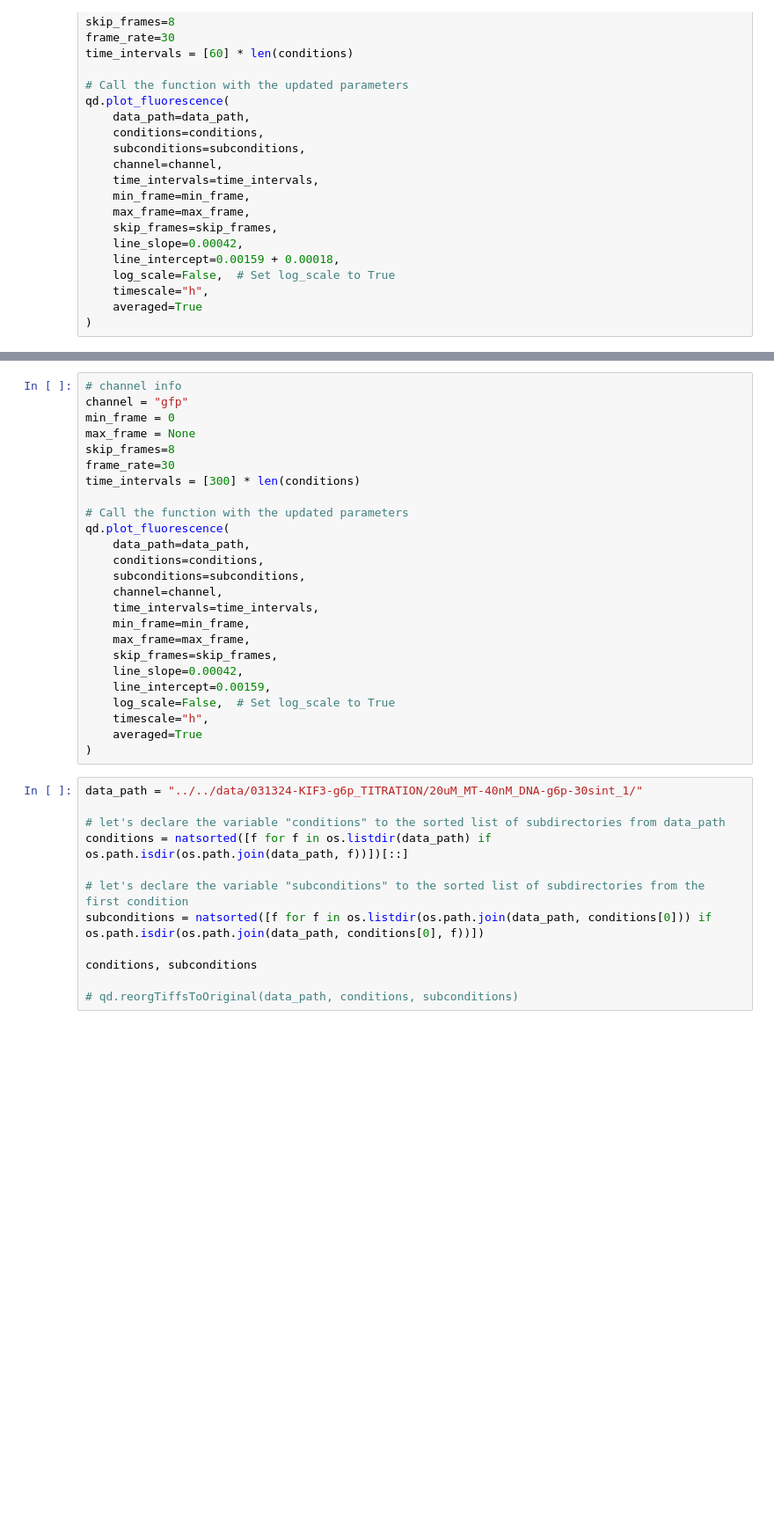
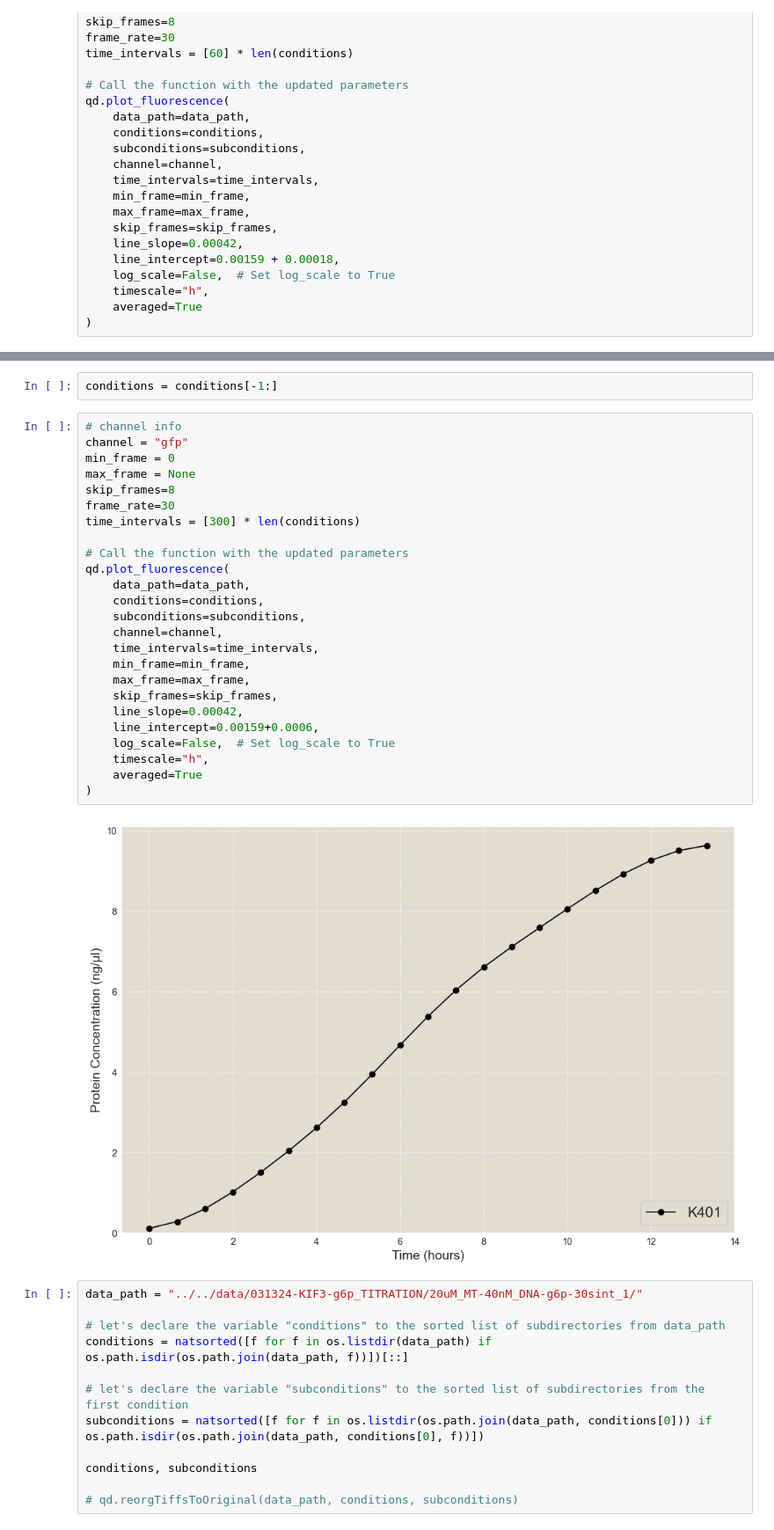
Before and after one commit to dalarios/activedrops, a Jupyter notebook: code/exploratory/Fluorescence_to_protein-exploration.ipynb, the cells around one changed output, grey strips where cells are left out. Shown: that part at 88% size. Drawn from its saved outputs; the diff is of its cells as text; blank space fills up the shorter version.

```diff
--- a/code/exploratory/Fluorescence_to_protein-exploration.ipynb
+++ b/code/exploratory/Fluorescence_to_protein-exploration.ipynb
@@ -306,28 +319,32 @@ conditions
+# %%
+conditions = conditions[-1:]
 # %%
 # channel info
 channel = "gfp"
 min_frame = 0
 max_frame = None
 skip_frames=8
 frame_rate=30
 time_intervals = [300] * len(conditions)
 
 # Call the function with the updated parameters
 qd.plot_fluorescence(
     data_path=data_path,
     conditions=conditions,
     subconditions=subconditions,
     channel=channel,
     time_intervals=time_intervals,
     min_frame=min_frame,
     max_frame=max_frame,
     skip_frames=skip_frames,
     line_slope=0.00042,
-    line_intercept=0.00159,
+    line_intercept=0.00159+0.0006,
     log_scale=False,  # Set log_scale to True
     timescale="h",
     averaged=True
 )
+# %% [output]
+[figure, added]
 # %%
 data_path = "../../data/031324-KIF3-g6p_TITRATION/20uM_MT-40nM_DNA-g6p-30sint_1/"
 
```
Also changed, not shown: parts of 7 cells of this notebook, 2 other files.
